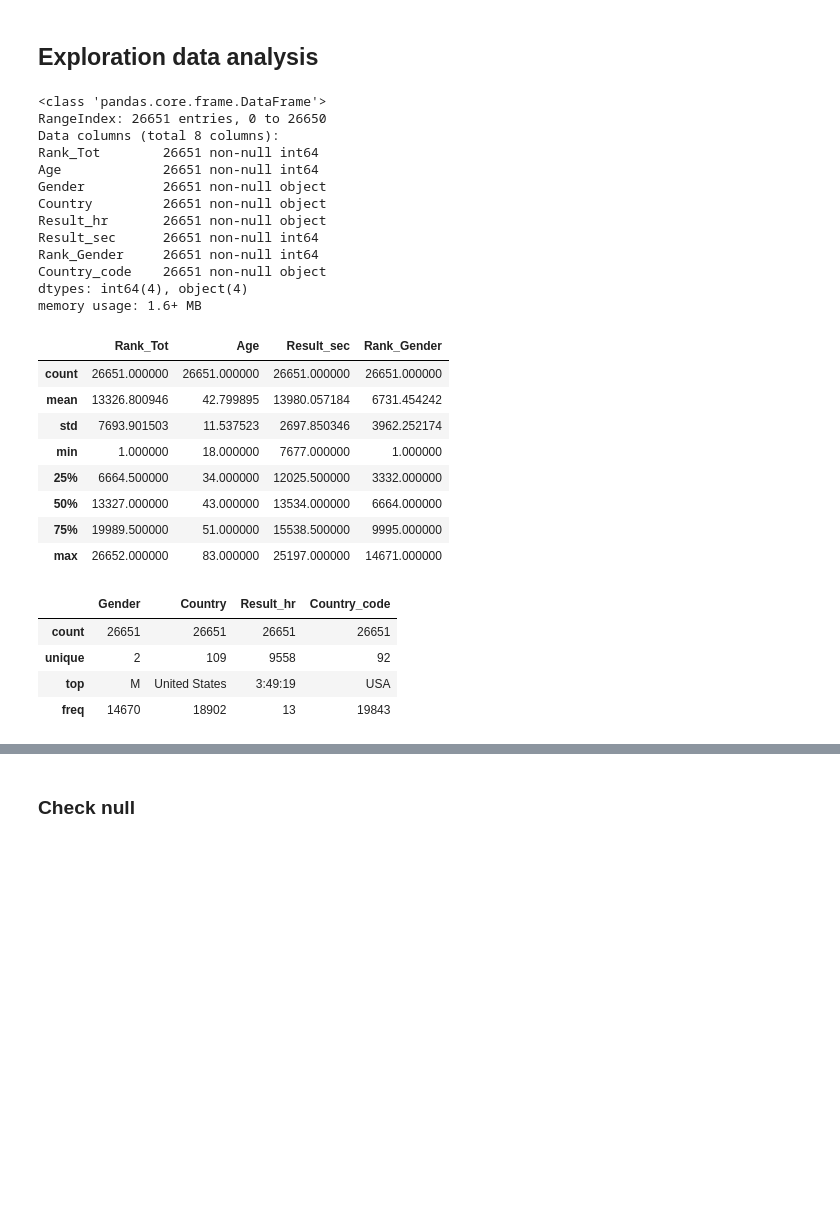
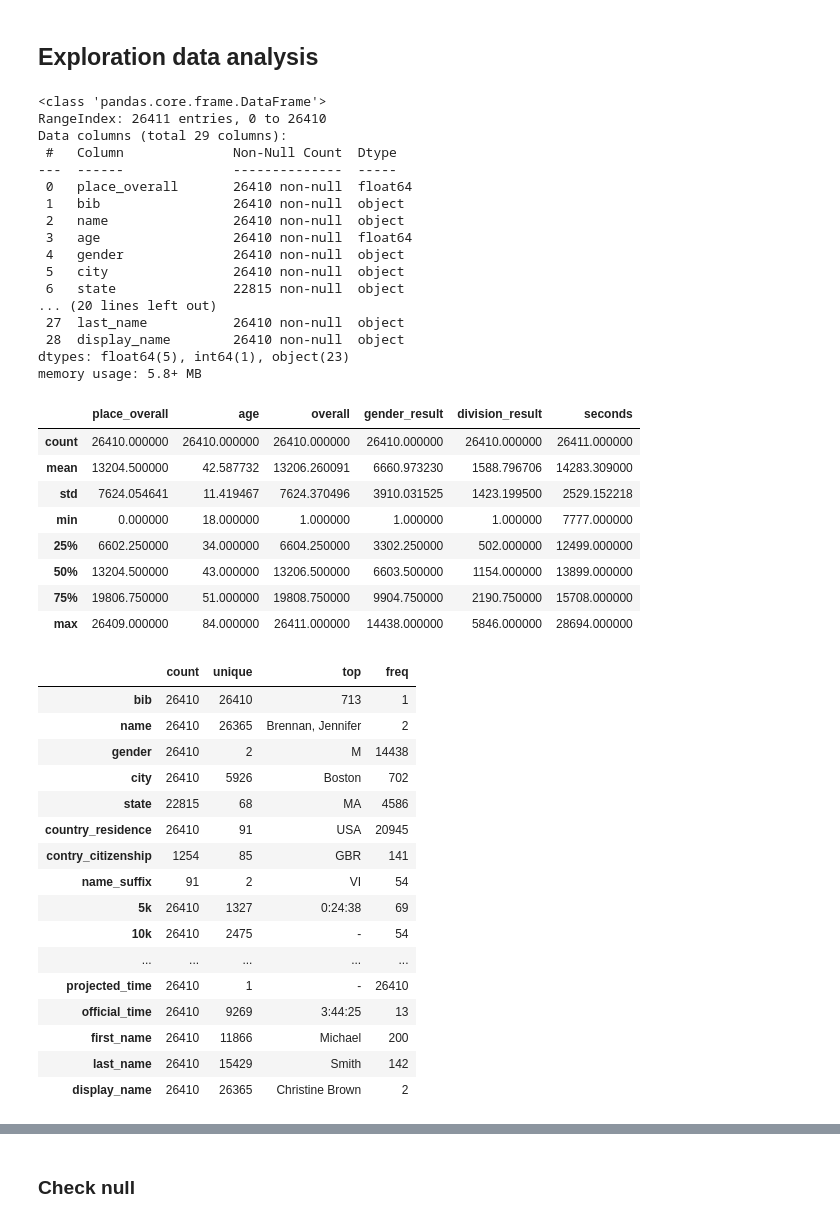
Before and after one commit to tailtq/ml-learning, a Jupyter notebook: ml-08/05_boston_marathon.ipynb, the cells around one changed output, grey strips where cells are left out. Cells and saved outputs as stored; diff of their text form; code cells hidden in the pictures; blank space fills up the shorter version.

```diff
--- a/ml-08/05_boston_marathon.ipynb
+++ b/ml-08/05_boston_marathon.ipynb
@@ -8,44 +11,60 @@ sns.set_theme()
 # %% [markdown]
 ## Load dataset
 # %%
-df = pd.read_csv("datasets/boston-marathon/dataset-2019.csv")
+df = pd.read_csv("datasets/boston-marathon/results2017.csv")
 # %% [markdown]
 ## Exploration data analysis
 # %%
 df.info()
 # %% [output]
 <class 'pandas.core.frame.DataFrame'>
-RangeIndex: 26651 entries, 0 to 26650
-Data columns (total 8 columns):
-Rank_Tot        26651 non-null int64
-Age             26651 non-null int64
-Gender          26651 non-null object
-Country         26651 non-null object
-Result_hr       26651 non-null object
-Result_sec      26651 non-null int64
-Rank_Gender     26651 non-null int64
-Country_code    26651 non-null object
-dtypes: int64(4), object(4)
-memory usage: 1.6+ MB
+RangeIndex: 26411 entries, 0 to 26410
+Data columns (total 29 columns):
+ #   Column              Non-Null Count  Dtype
+---  ------              --------------  -----
+ 0   place_overall       26410 non-null  float64
+ 1   bib                 26410 non-null  object
+ 2   name                26410 non-null  object
+ 3   age                 26410 non-null  float64
+ 4   gender              26410 non-null  object
+ 5   city                26410 non-null  object
+ 6   state               22815 non-null  object
+... (20 lines left out)
+ 27  last_name           26410 non-null  object
+ 28  display_name        26410 non-null  object
+dtypes: float64(5), int64(1), object(23)
+memory usage: 5.8+ MB
 # %%
 df.describe()
 # %% [output]
-|  | Rank_Tot | Age | Result_sec | Rank_Gender |
-| count | 26651.000000 | 26651.000000 | 26651.000000 | 26651.000000 |
-| mean | 13326.800946 | 42.799895 | 13980.057184 | 6731.454242 |
-| std | 7693.901503 | 11.537523 | 2697.850346 | 3962.252174 |
-| min | 1.000000 | 18.000000 | 7677.000000 | 1.000000 |
-| 25% | 6664.500000 | 34.000000 | 12025.500000 | 3332.000000 |
-| 50% | 13327.000000 | 43.000000 | 13534.000000 | 6664.000000 |
-| 75% | 19989.500000 | 51.000000 | 15538.500000 | 9995.000000 |
-| max | 26652.000000 | 83.000000 | 25197.000000 | 14671.000000 |
+|  | place_overall | age | overall | gender_result | division_result | seconds |
+| count | 26410.000000 | 26410.000000 | 26410.000000 | 26410.000000 | 26410.000000 | 26411.000000 |
+| mean | 13204.500000 | 42.587732 | 13206.260091 | 6660.973230 | 1588.796706 | 14283.309000 |
+| std | 7624.054641 | 11.419467 | 7624.370496 | 3910.031525 | 1423.199500 | 2529.152218 |
+| min | 0.000000 | 18.000000 | 1.000000 | 1.000000 | 1.000000 | 7777.000000 |
+| 25% | 6602.250000 | 34.000000 | 6604.250000 | 3302.250000 | 502.000000 | 12499.000000 |
+| 50% | 13204.500000 | 43.000000 | 13206.500000 | 6603.500000 | 1154.000000 | 13899.000000 |
+| 75% | 19806.750000 | 51.000000 | 19808.750000 | 9904.750000 | 2190.750000 | 15708.000000 |
+| max | 26409.000000 | 84.000000 | 26411.000000 | 14438.000000 | 5846.000000 | 28694.000000 |
 # %%
 # there are a lot of countries in this dataset (109 - 92) which will cause a significant impact to the dataset
 # country_code and country have different unique values
-df.describe(include="O")
+df.describe(include="O").T
 # %% [output]
-|  | Gender | Country | Result_hr | Country_code |
-| count | 26651 | 26651 | 26651 | 26651 |
-| unique | 2 | 109 | 9558 | 92 |
-| top | M | United States | 3:49:19 | USA |
-| freq | 14670 | 18902 | 13 | 19843 |
+|  | count | unique | top | freq |
+| bib | 26410 | 26410 | 713 | 1 |
+| name | 26410 | 26365 | Brennan, Jennifer | 2 |
+| gender | 26410 | 2 | M | 14438 |
+| city | 26410 | 5926 | Boston | 702 |
+| state | 22815 | 68 | MA | 4586 |
+| country_residence | 26410 | 91 | USA | 20945 |
+| contry_citizenship | 1254 | 85 | GBR | 141 |
+| name_suffix | 91 | 2 | VI | 54 |
+| 5k | 26410 | 1327 | 0:24:38 | 69 |
+| 10k | 26410 | 2475 | - | 54 |
+| ... | ... | ... | ... | ... |
+| projected_time | 26410 | 1 | - | 26410 |
+| official_time | 26410 | 9269 | 3:44:25 | 13 |
+| first_name | 26410 | 11866 | Michael | 200 |
+| last_name | 26410 | 15429 | Smith | 142 |
+| display_name | 26410 | 26365 | Christine Brown | 2 |
```
Also changed, not shown: parts of 89 cells of this notebook, 4 other files.
